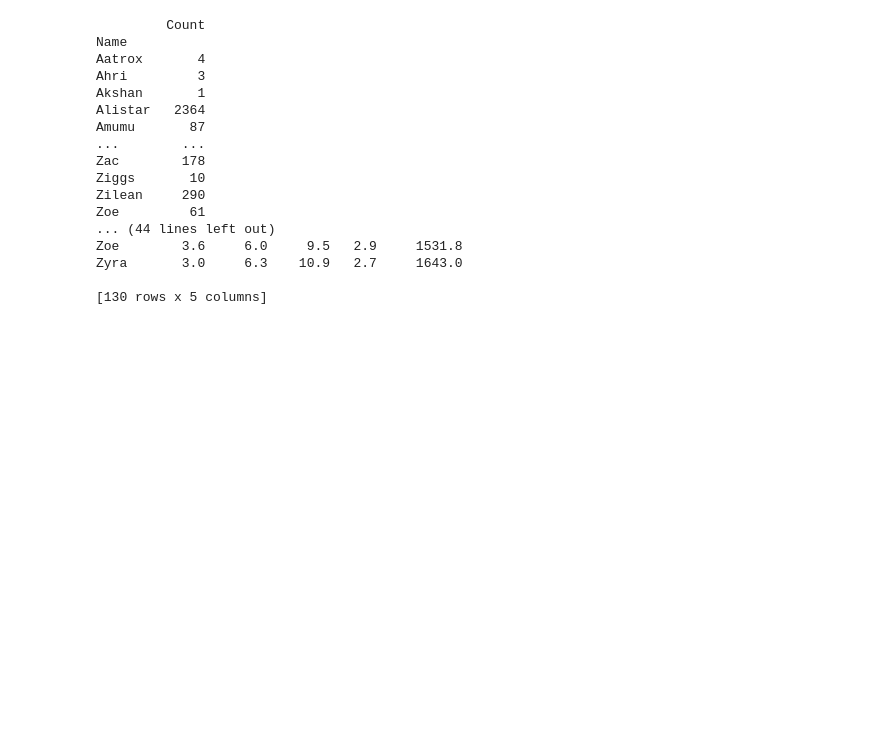
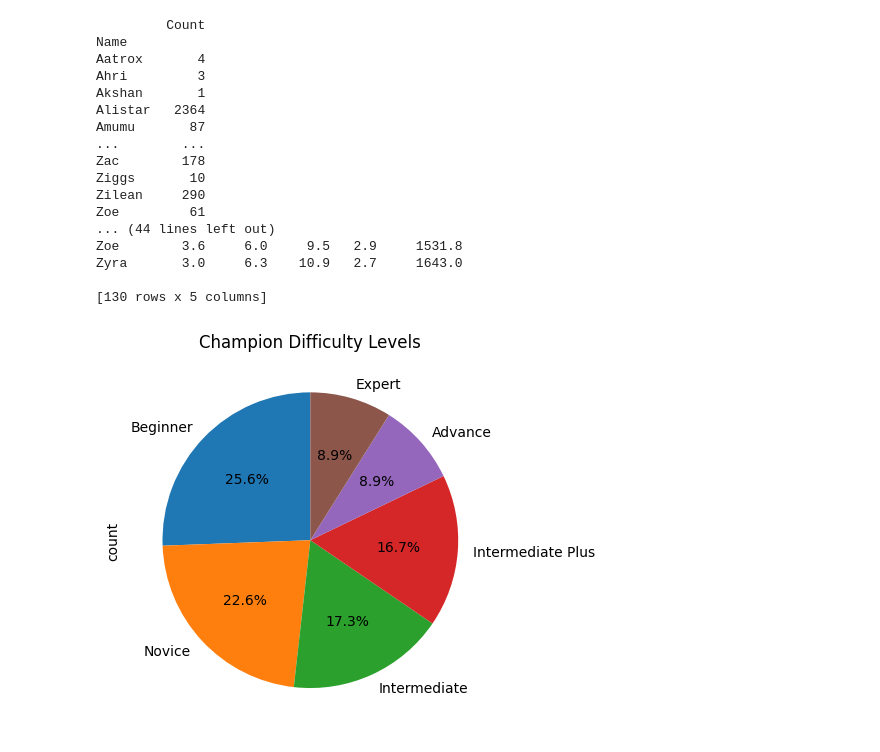
Before and after one commit to L8onii/Capstone-LOL, a Jupyter notebook: LOL-Notebook-Simple.ipynb, the cells around one changed output. Saved outputs shown, nothing was run; the diff lists cells and outputs as text; code cells hidden in the pictures; blank space fills up the shorter version.

Commit message:
Difficulty Pie Charts

```diff
--- a/LOL-Notebook-Simple.ipynb
+++ b/LOL-Notebook-Simple.ipynb
@@ -24,7 +40,7 @@ match
 # 3 Majors Changes to Match DF
 
 # Count the occurrences for each value in 'Difficulty'
-champ_difficulity_count = champs['Difficulty'].value_counts()
+champ_difficulty_count = champs['Difficulty'].value_counts()
 
 # Assigning Difficulty levels based on 1-6
 champs['Difficulty'] = champs['Difficulty'].replace({'Beginner' : '1',
@@ -36,10 +52,10 @@ champs['Difficulty'] = champs['Difficulty'].replace({'Beginner' : '1',
                                                      })
 
 # Count Difficulity Levels (1-6)
-champ_difficulity_count = champs['Difficulty'].value_counts()
+champ_difficulty_count = champs['Difficulty'].value_counts()
 
 # Display df
-print(champ_difficulity_count)
+print(champ_difficulty_count)
 
 # Dropping unneccessary columns
 champs.drop(['Nick Name',
@@ -764,3 +784,22 @@ Zoe        3.6     6.0     9.5   2.9     1531.8
 Zyra       3.0     6.3    10.9   2.7     1643.0
 
 [130 rows x 5 columns]
+# %%
+# Custom labels due to legend being too big and blocking pie chart
+difficulty_custom_labels = ['Beginner', 'Novice', 'Intermediate', 'Intermediate Plus', 'Advance', 'Expert']
+
+# Plot the pie chart with custom labels
+ax = champ_difficulty_count.plot.pie(
+    y='Count',                     # Column to plot
+    labels=difficulty_custom_labels,
+    autopct='%1.1f%%',
+    startangle=90,
+    legend=False)
+
+# Title for the pie chart
+plt.title('Champion Difficulty Levels')
+
+# Show the plot
+plt.show()
+# %% [output]
+[figure, added]
```
Also changed, not shown: parts of 5 cells of this notebook, 1 other file.
